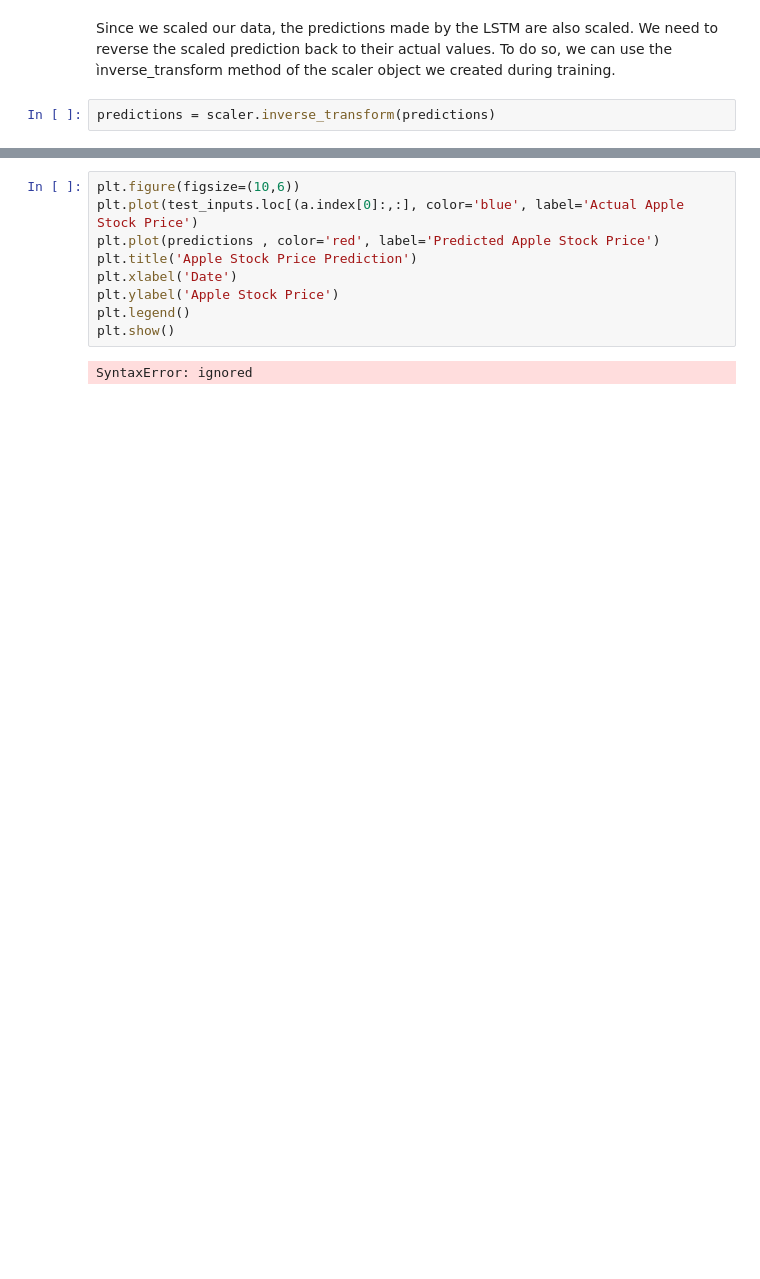
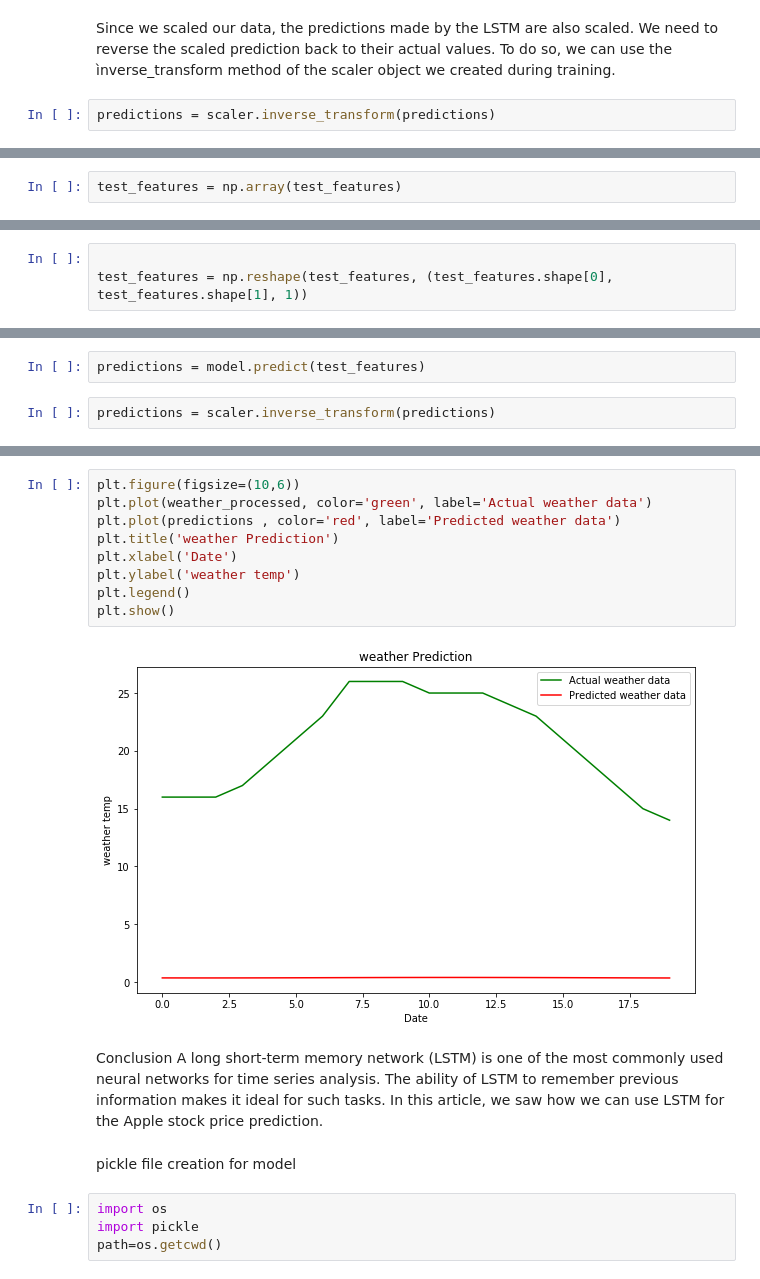
Before and after one commit to vikramforsk2019/Time-series-Weather-forecasting, a Jupyter notebook: weather.ipynb, the cells around one changed output, grey strips where cells are left out. Saved outputs shown, nothing was run; the diff lists cells and outputs as text; blank space fills up the shorter version.

```diff
--- a/weather.ipynb
+++ b/weather.ipynb
@@ -345,0 +440,2 @@ array([nan], dtype=float32)
+# %%
+test_features = np.array(test_features)
@@ -345,0 +446,3 @@ array([nan], dtype=float32)
+# %%
+
+test_features = np.reshape(test_features, (test_features.shape[0], test_features.shape[1], 1))
@@ -345,0 +453,4 @@ array([nan], dtype=float32)
+# %%
+predictions = model.predict(test_features)
+# %%
+predictions = scaler.inverse_transform(predictions)
@@ -346,11 +480,20 @@ array([nan], dtype=float32)
 # %%
 plt.figure(figsize=(10,6))
-plt.plot(test_inputs.loc[(a.index[0]:,:], color='blue', label='Actual Apple Stock Price')
-plt.plot(predictions , color='red', label='Predicted Apple Stock Price')
-plt.title('Apple Stock Price Prediction')
+plt.plot(weather_processed, color='green', label='Actual weather data')
+plt.plot(predictions , color='red', label='Predicted weather data')
+plt.title('weather Prediction')
 plt.xlabel('Date')
-plt.ylabel('Apple Stock Price')
+plt.ylabel('weather temp')
 plt.legend()
 plt.show()
 # %% [output]
-SyntaxError: ignored
+[figure, added]
+# %% [markdown]
+Conclusion
+A long short-term memory network (LSTM) is one of the most commonly used neural networks for time series analysis. The ability of LSTM to remember previous information makes it ideal for such tasks. In this article, we saw how we can use LSTM for the Apple stock price prediction.
+# %% [markdown]
+pickle file creation for model
+# %%
+import os
+import pickle
+path=os.getcwd()
```
Also changed, not shown: parts of 50 cells of this notebook.
